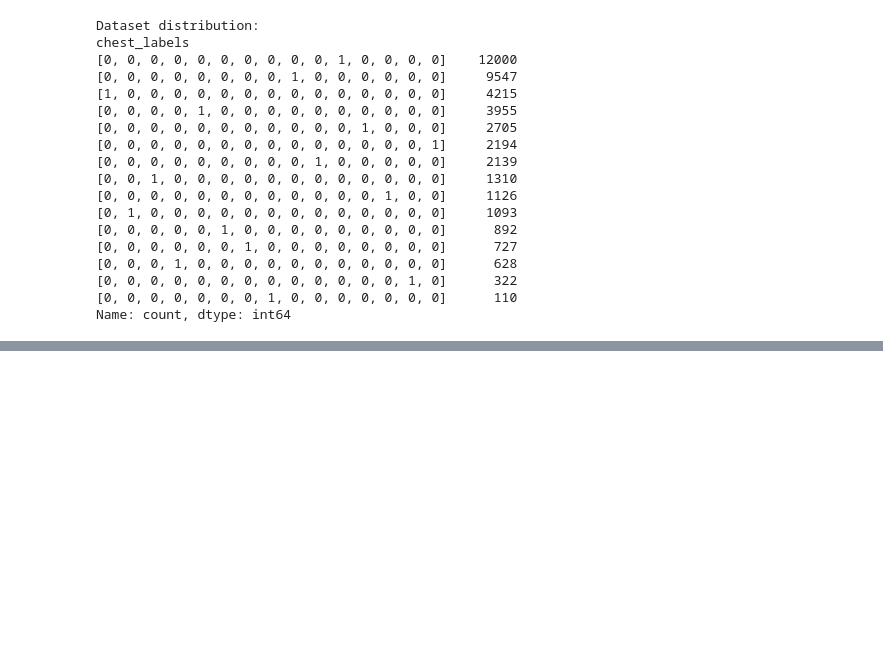
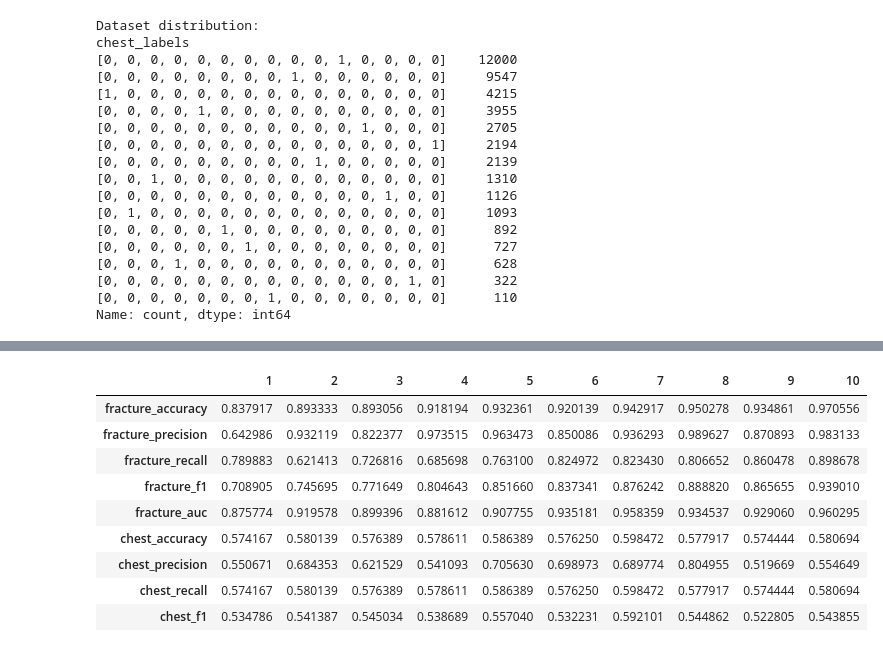
Before and after one commit to geeknoobie/Capstone_project, a Jupyter notebook: capstone_trials.ipynb, the cells around one changed output, grey strips where cells are left out. Saved outputs shown, nothing was run; the diff lists cells and outputs as text; code cells hidden in the pictures; blank space fills up the shorter version.

```diff
--- a/capstone_trials.ipynb
+++ b/capstone_trials.ipynb
@@ -802,7 +987,7 @@ def validate_model(model, val_generator, device):
 
             # Split labels
             fracture_labels = batch_labels[:, 0].unsqueeze(1)  # First column for fracture
-            chest_labels = torch.argmax(batch_labels[:, 1:], dim=1) # Rest for chest conditions. convert to class indices.
+            chest_labels = torch.argmax(batch_labels[:, 1:], dim=1)  # Convert one-hot to class index
 
             all_fracture_preds.extend(fracture_pred.cpu().numpy())
             all_fracture_labels.extend(fracture_labels.cpu().numpy())
@@ -824,18 +1009,15 @@ def validate_model(model, val_generator, device):
     fracture_auc = roc_auc_score(fracture_labels, fracture_preds)
     fracture_ap = average_precision_score(fracture_labels, fracture_preds)
 
-    # Calculate Chest Metrics (single global threshold)
-    chest_pred_binary = np.argmax(chest_preds, axis=1) #get the predicted class.
-
+    # Chest Metrics (single-label prediction)
+    chest_pred_binary = np.argmax(chest_preds, axis=1)
     chest_accuracy = accuracy_score(chest_labels, chest_pred_binary)
     chest_precision = precision_score(chest_labels, chest_pred_binary, average='weighted', zero_division=0)
     chest_recall = recall_score(chest_labels, chest_pred_binary, average='weighted', zero_division=0)
     chest_f1 = f1_score(chest_labels, chest_pred_binary, average='weighted', zero_division=0)
 
-
     # Print results
     print("\n============ VALIDATION METRICS ============")
-
     print("\n----- FRACTURE DETECTION -----")
     print(f"Accuracy:  {fracture_accuracy:.4f}")
     print(f"Precision: {fracture_precision:.4f}")
@@ -849,16 +1031,26 @@ def validate_model(model, val_generator, device):
     print(f"Precision: {chest_precision:.4f}")
     print(f"Recall:    {chest_recall:.4f}")
     print(f"F1 Score:  {chest_f1:.4f}")
-    return {'fracture_accuracy': fracture_accuracy,'fracture_precision': fracture_precision,'fracture_recall': fracture_recall,'fracture_f1': fracture_f1,'fracture_auc': fracture_auc,'chest_accuracy': chest_accuracy,'chest_precision': chest_precision,'chest_recall': chest_recall,'chest_f1': chest_f1}
+
+    return {
+        'fracture_accuracy': fracture_accuracy,
+        'fracture_precision': fracture_precision,
+        'fracture_recall': fracture_recall,
+        'fracture_f1': fracture_f1,
+        'fracture_auc': fracture_auc,
+        'chest_accuracy': chest_accuracy,
+        'chest_precision': chest_precision,
+        'chest_recall': chest_recall,
+        'chest_f1': chest_f1
+    }
 # %%
-import torch
-import os
-import pandas as pd
-
 # Assuming 'device', 'DenseNet', 'create_batch_generator', 'train_model', and 'validate_model' are defined
+from torch.optim.lr_scheduler import ReduceLROnPlateau
 
 # Create model first
-model = DenseNet(growth_rate=12, block_config=(6, 12, 24, 16))
+model = DenseNet(growth_rate=32, block_config=(6, 12, 48, 32))
+#model = PretrainedDualHeadDenseNet()
+
 
 # Setup device for Apple Silicon
 device = torch.device("mps" if torch.backends.mps.is_available() else torch.device("cpu"))
@@ -869,17 +1061,27 @@ total_epochs = 10  # Set a maximum number of epochs
 
 # Initialize a dictionary to store metrics for each epoch
 epoch_metrics = {}
+learning_rate = 0.001
+optimizer = optim.Adam(model.parameters(), lr=learning_rate)
+scheduler = torch.optim.lr_scheduler.ReduceLROnPlateau(
+    optimizer,
+    mode='min',
+    factor=0.5,
+    patience=3,
+    verbose=True
+)
 
 for epoch in range(total_epochs):
     print(f"\nEpoch {epoch + 1}/{total_epochs}")
 
     # Training batch generation and model training step
     batch_generator = create_batch_generator(train_data=train_data, condition_to_idx=chest_condition_map, batch_size=32, no_finding_weight=0.25)
-    train_model(model, batch_generator, learning_rate=0.001)
+    avg_chest_loss = train_model(model, batch_generator, learning_rate=0.001, optimizer = optimizer)
 
     # Validation batch generation and model validation step
     val_generator = create_batch_generator(val_data, condition_to_idx=chest_condition_map, batch_size=32)
     val_metrics = validate_model(model, val_generator, device)
+    scheduler.step(avg_chest_loss)
 
     # Store metrics for this epoch
     # Create a dictionary for the current epoch's metrics, but this time,
@@ -1017,3 +1124,16 @@ Average Chest Loss: 2.0909
+# %%
+df
+# %% [output]
+|  | 1 | 2 | 3 | 4 | 5 | 6 | 7 | 8 | 9 | 10 |
+| fracture_accuracy | 0.837917 | 0.893333 | 0.893056 | 0.918194 | 0.932361 | 0.920139 | 0.942917 | 0.950278 | 0.934861 | 0.970556 |
+| fracture_precision | 0.642986 | 0.932119 | 0.822377 | 0.973515 | 0.963473 | 0.850086 | 0.936293 | 0.989627 | 0.870893 | 0.983133 |
+| fracture_recall | 0.789883 | 0.621413 | 0.726816 | 0.685698 | 0.763100 | 0.824972 | 0.823430 | 0.806652 | 0.860478 | 0.898678 |
+| fracture_f1 | 0.708905 | 0.745695 | 0.771649 | 0.804643 | 0.851660 | 0.837341 | 0.876242 | 0.888820 | 0.865655 | 0.939010 |
+| fracture_auc | 0.875774 | 0.919578 | 0.899396 | 0.881612 | 0.907755 | 0.935181 | 0.958359 | 0.934537 | 0.929060 | 0.960295 |
+| chest_accuracy | 0.574167 | 0.580139 | 0.576389 | 0.578611 | 0.586389 | 0.576250 | 0.598472 | 0.577917 | 0.574444 | 0.580694 |
+| chest_precision | 0.550671 | 0.684353 | 0.621529 | 0.541093 | 0.705630 | 0.698973 | 0.689774 | 0.804955 | 0.519669 | 0.554649 |
+| chest_recall | 0.574167 | 0.580139 | 0.576389 | 0.578611 | 0.586389 | 0.576250 | 0.598472 | 0.577917 | 0.574444 | 0.580694 |
+| chest_f1 | 0.534786 | 0.541387 | 0.545034 | 0.538689 | 0.557040 | 0.532231 | 0.592101 | 0.544862 | 0.522805 | 0.543855 |
 # %%
 def test_model(model, test_generator, device="mps"):
     """
```
Also changed, not shown: parts of 18 cells of this notebook, 1 other file.
